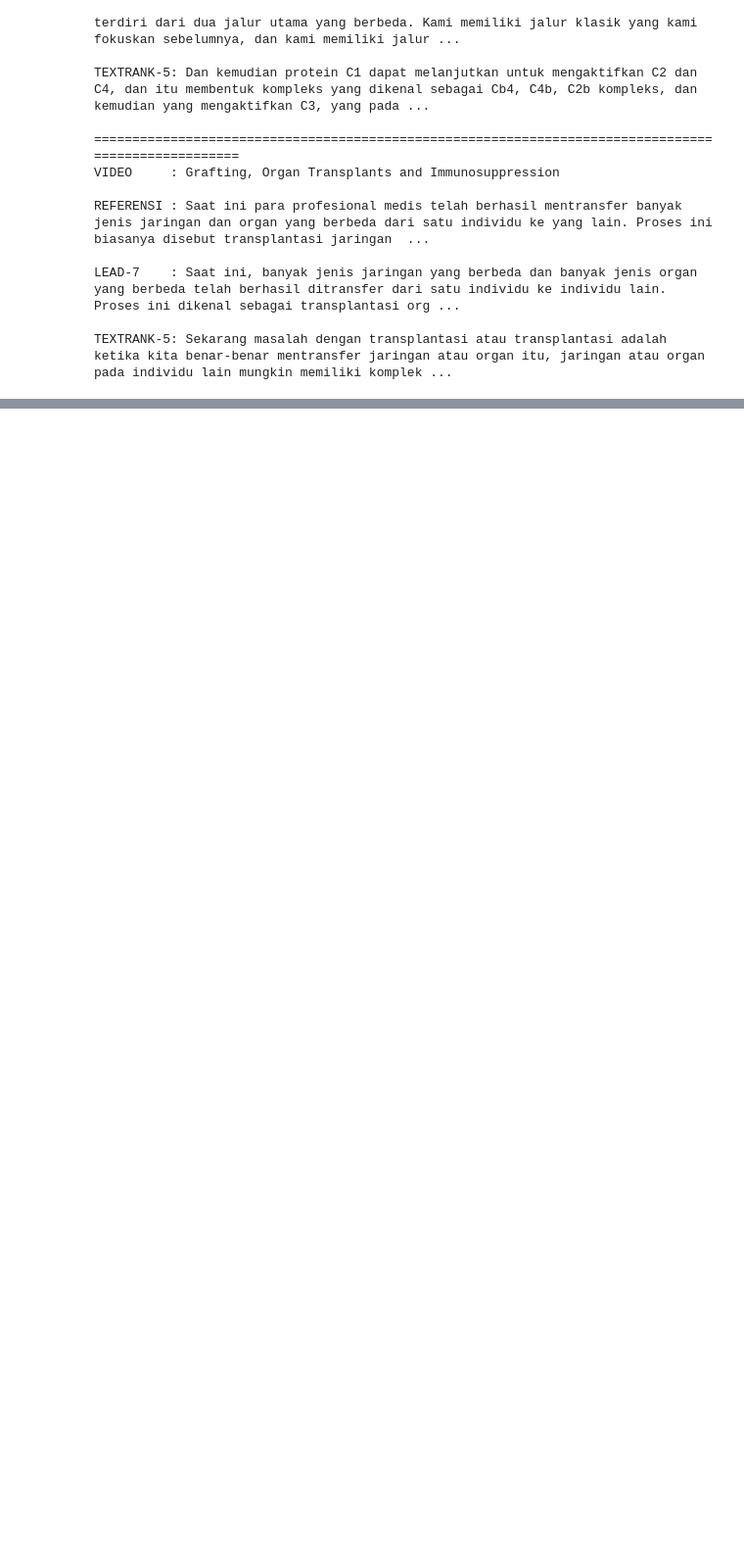
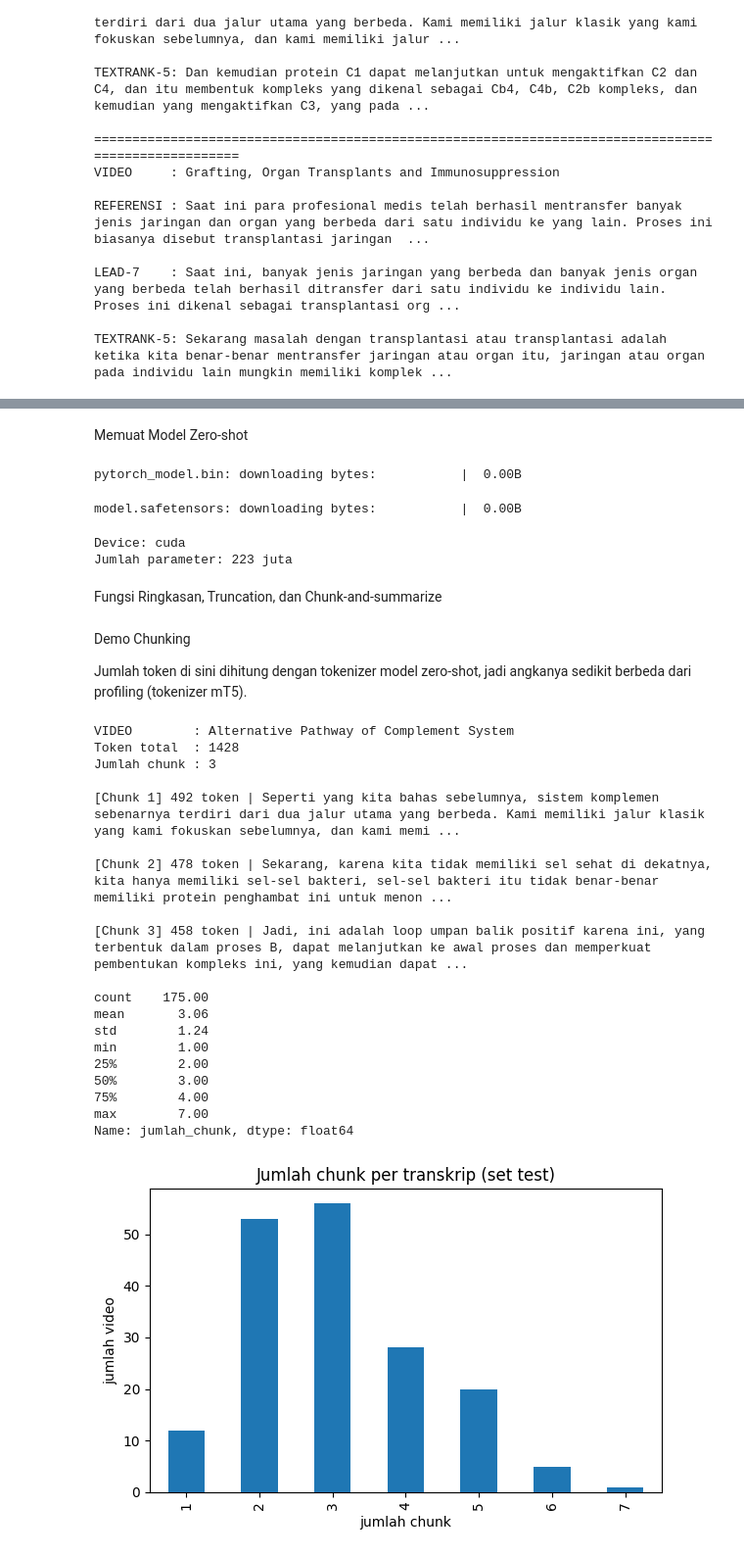
Before and after one commit to IRay3477/Pengembangan-Model-Deep-Learning-dan-Implementasi-API, a Jupyter notebook: Deep_Learning_Peringkasan_Otomatis_Video_Kuliah_Bahasa_Indonesia.ipynb, the cells around one changed output, grey strips where cells are left out. Shown at 98% size. Drawn from its saved outputs; the diff is of its cells as text; code cells hidden in the pictures; blank space fills up the shorter version.

Commit message:
membuat Baseline lengkap (3 baseline) + demo chunking + keputusan model utama

```diff
--- a/Deep_Learning_Peringkasan_Otomatis_Video_Kuliah_Bahasa_Indonesia.ipynb
+++ b/Deep_Learning_Peringkasan_Otomatis_Video_Kuliah_Bahasa_Indonesia.ipynb
@@ -1232,0 +1248,19 @@ TEXTRANK-5: Sekarang masalah dengan transplantasi atau transplantasi adalah keti
+# %% [markdown]
+Memuat Model Zero-shot
+# %%
+nama_model_zeroshot = 'cahya/t5-base-indonesian-summarization-cased'
+device = 'cuda' if torch.cuda.is_available() else 'cpu'
+
+# dimuat tanpa .half() karena T5 rawan menghasilkan NaN di fp16
+tokenizer_zeroshot = AutoTokenizer.from_pretrained(nama_model_zeroshot)
+model_zeroshot = AutoModelForSeq2SeqLM.from_pretrained(nama_model_zeroshot).to(device).eval()
+
+print('Device:', device)
+print(f'Jumlah parameter: {model_zeroshot.num_parameters() / 1e6:.0f} juta')
+# %% [output]
+pytorch_model.bin: downloading bytes:           |  0.00B
+model.safetensors: downloading bytes:           |  0.00B
+Device: cuda
+Jumlah parameter: 223 juta
+# %% [markdown]
+Fungsi Ringkasan, Truncation, dan Chunk-and-summarize
@@ -1232,0 +1325,47 @@ TEXTRANK-5: Sekarang masalah dengan transplantasi atau transplantasi adalah keti
+# %% [markdown]
+Demo Chunking
+
+Jumlah token di sini dihitung dengan tokenizer model zero-shot, jadi angkanya sedikit berbeda dari profiling (tokenizer mT5).
+# %%
+contoh_transkrip = data_test.loc[0, 'transkrip_id']
+contoh_chunk = pecah_menjadi_chunk(contoh_transkrip, tokenizer_zeroshot)
+
+print('VIDEO        :', data_test.loc[0, 'Video Name'])
+print('Token total  :', len(tokenizer_zeroshot(contoh_transkrip, add_special_tokens=False)['input_ids']))
+print('Jumlah chunk :', len(contoh_chunk), '\n')
+for nomor, chunk in enumerate(contoh_chunk, start=1):
+    jumlah_token = len(tokenizer_zeroshot(chunk, add_special_tokens=False)['input_ids'])
+    print(f'[Chunk {nomor}] {jumlah_token} token | {chunk[:200]}...\n')
+
+data_test['jumlah_chunk'] = [len(pecah_menjadi_chunk(teks, tokenizer_zeroshot)) for teks in data_test['transkrip_id']]
+print(data_test['jumlah_chunk'].describe().round(2))
+
+plt.figure(figsize=(6, 4))
+data_test['jumlah_chunk'].value_counts().sort_index().plot(kind='bar')
+plt.title('Jumlah chunk per transkrip (set test)')
+plt.xlabel('jumlah chunk')
+plt.ylabel('jumlah video')
+plt.tight_layout()
+plt.savefig(f'{output_tahap4}/sebaran_jumlah_chunk.png', dpi=150)
+plt.show()
+# %% [output]
+VIDEO        : Alternative Pathway of Complement System
+Token total  : 1428
+Jumlah chunk : 3
+
+[Chunk 1] 492 token | Seperti yang kita bahas sebelumnya, sistem komplemen sebenarnya terdiri dari dua jalur utama yang berbeda. Kami memiliki jalur klasik yang kami fokuskan sebelumnya, dan kami memi ...
+
+[Chunk 2] 478 token | Sekarang, karena kita tidak memiliki sel sehat di dekatnya, kita hanya memiliki sel-sel bakteri, sel-sel bakteri itu tidak benar-benar memiliki protein penghambat ini untuk menon ...
+
+[Chunk 3] 458 token | Jadi, ini adalah loop umpan balik positif karena ini, yang terbentuk dalam proses B, dapat melanjutkan ke awal proses dan memperkuat pembentukan kompleks ini, yang kemudian dapat ...
+
+count    175.00
+mean       3.06
+std        1.24
+min        1.00
+25%        2.00
+50%        3.00
+75%        4.00
+max        7.00
+Name: jumlah_chunk, dtype: float64
+[figure, added]
```
Also changed, not shown: parts of 9 cells of this notebook.
